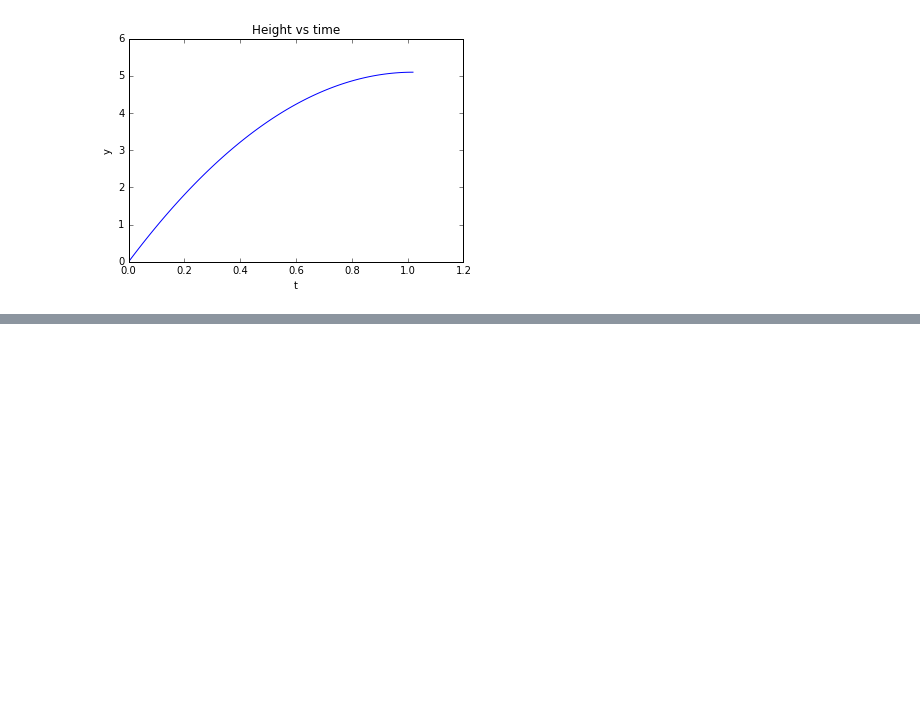
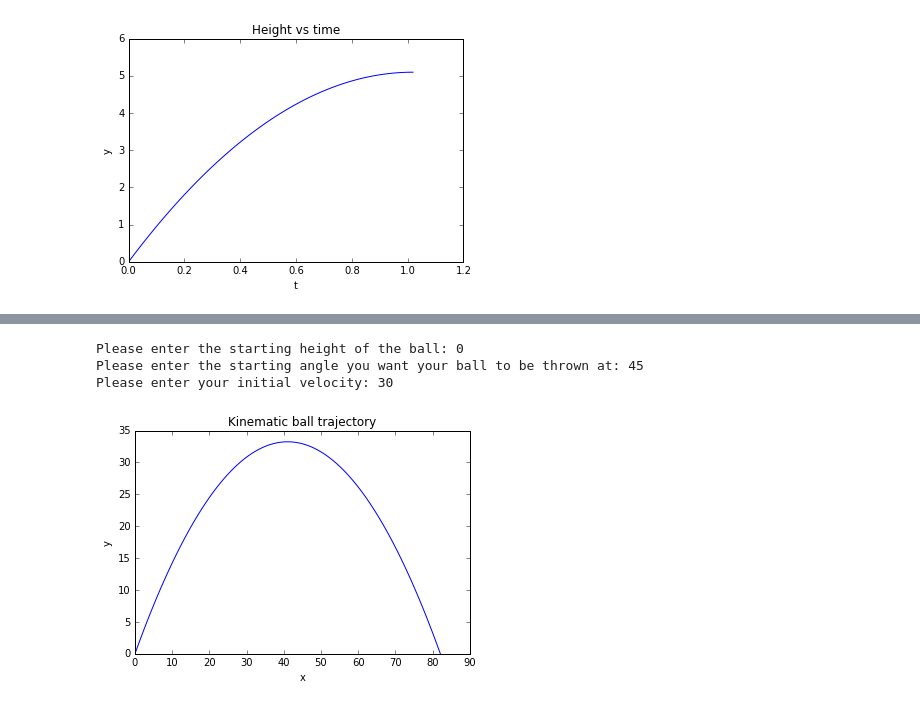
Before and after one commit to chapman-phys220-2016f/cw-03-saktill, a Jupyter notebook: CW3.ipynb, the cells around one changed output, grey strips where cells are left out. Drawn from its saved outputs; the diff is of its cells as text; code cells hidden in the pictures; blank space fills up the shorter version.

```diff
--- a/CW3.ipynb
+++ b/CW3.ipynb
@@ -23,0 +59,7 @@ plotter.plot1(l[0],l[1],l[2])
+# %%
+pt.main()
+# %% [output]
+Please enter the starting height of the ball: 0
+Please enter the starting angle you want your ball to be thrown at: 45
+Please enter your initial velocity: 30
+[figure, added]
```
Also changed, not shown: parts of 12 cells of this notebook, 1 other file.
